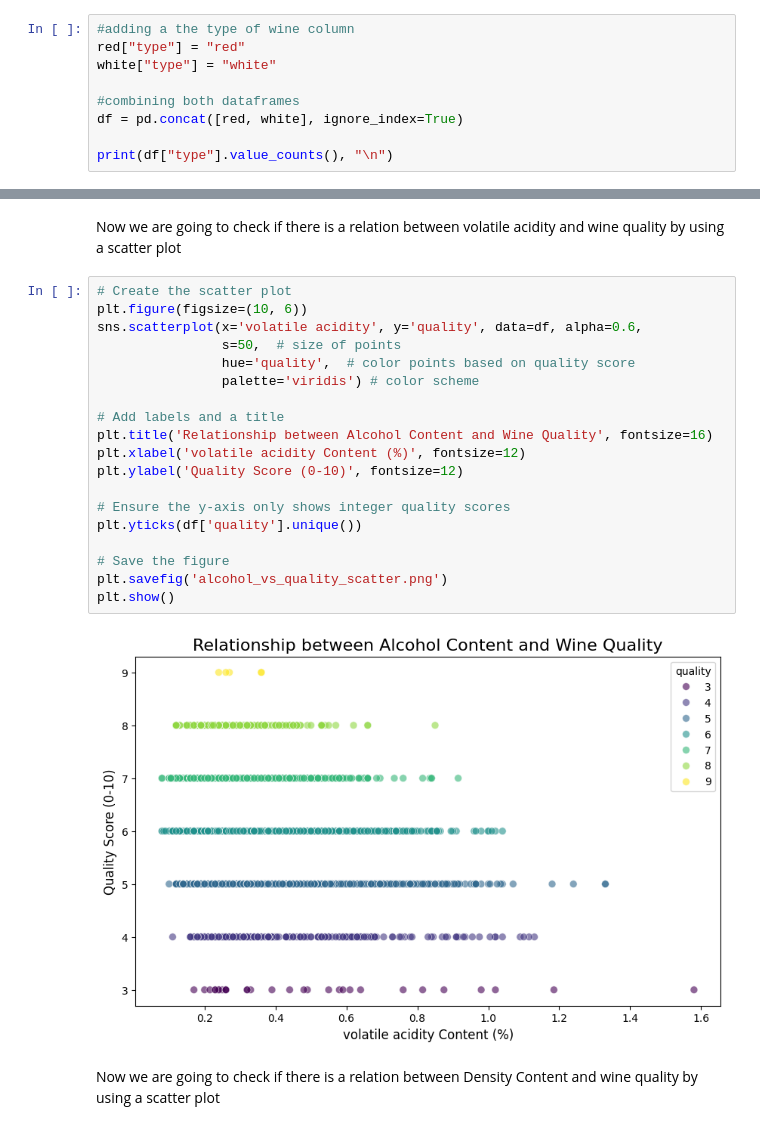
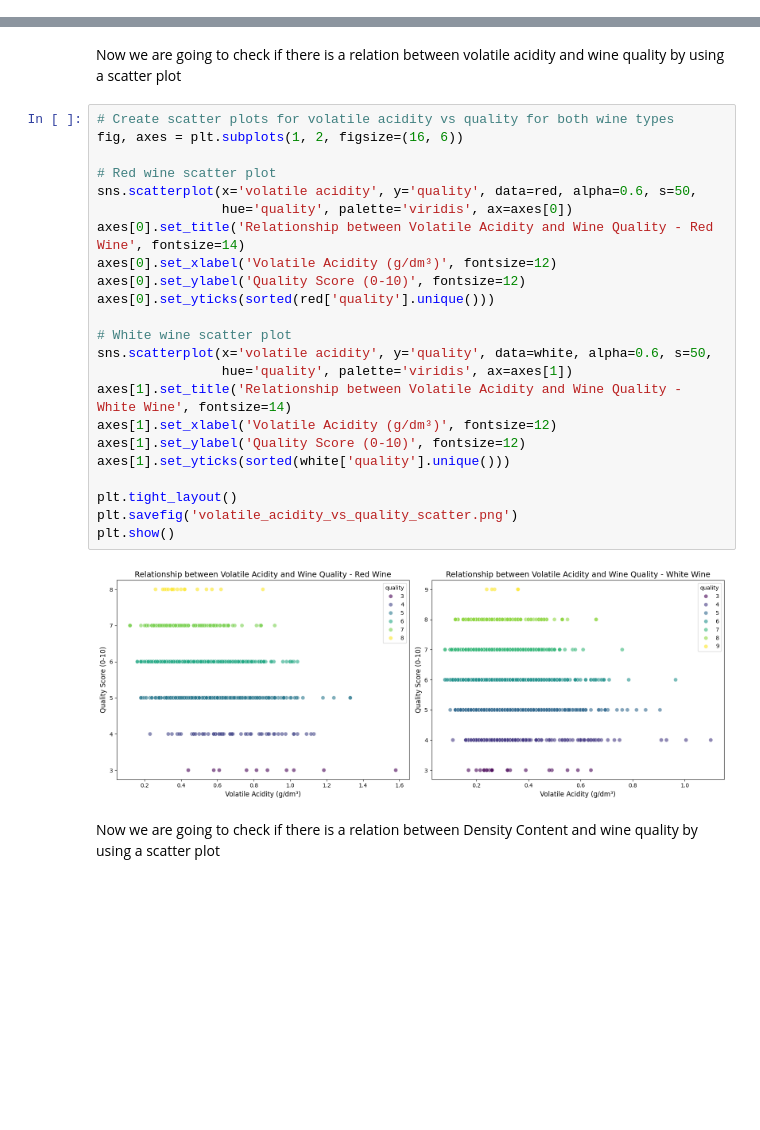
Before and after one commit to DinteN098/GSU_homework, a Jupyter notebook: CSC 4780 Final Project/grape_and_feet.ipynb, the cells around one changed output, grey strips where cells are left out. Drawn from its saved outputs; the diff is of its cells as text; blank space fills up the shorter version.

```diff
--- a/CSC 4780 Final Project/grape_and_feet.ipynb
+++ b/CSC 4780 Final Project/grape_and_feet.ipynb
@@ -49,9 +128,0 @@ why? by combining both datasets we can train one model that learns patterns from
-# %%
-#adding a the type of wine column
-red["type"] = "red"
-white["type"] = "white"
-
-#combining both dataframes
-df = pd.concat([red, white], ignore_index=True)
-
-print(df["type"].value_counts(), "\n")
@@ -143,26 +227,30 @@ plt.show()
 # %% [markdown]
 Now we are going to check if there is a relation between volatile acidity and wine quality by using a scatter plot
 # %%
-# Create the scatter plot
-plt.figure(figsize=(10, 6))
-sns.scatterplot(x='volatile acidity', y='quality', data=df, alpha=0.6,
-                s=50,  # size of points
-                hue='quality',  # color points based on quality score
-                palette='viridis') # color scheme
+# Create scatter plots for volatile acidity vs quality for both wine types
+fig, axes = plt.subplots(1, 2, figsize=(16, 6))
 
-# Add labels and a title
-plt.title('Relationship between Alcohol Content and Wine Quality', fontsize=16)
-plt.xlabel('volatile acidity Content (%)', fontsize=12)
-plt.ylabel('Quality Score (0-10)', fontsize=12)
+# Red wine scatter plot
+sns.scatterplot(x='volatile acidity', y='quality', data=red, alpha=0.6, s=50,
+                hue='quality', palette='viridis', ax=axes[0])
+axes[0].set_title('Relationship between Volatile Acidity and Wine Quality - Red Wine', fontsize=14)
+axes[0].set_xlabel('Volatile Acidity (g/dm³)', fontsize=12)
+axes[0].set_ylabel('Quality Score (0-10)', fontsize=12)
+axes[0].set_yticks(sorted(red['quality'].unique()))
 
-# Ensure the y-axis only shows integer quality scores
-plt.yticks(df['quality'].unique())
+# White wine scatter plot
+sns.scatterplot(x='volatile acidity', y='quality', data=white, alpha=0.6, s=50,
+                hue='quality', palette='viridis', ax=axes[1])
+axes[1].set_title('Relationship between Volatile Acidity and Wine Quality - White Wine', fontsize=14)
+axes[1].set_xlabel('Volatile Acidity (g/dm³)', fontsize=12)
+axes[1].set_ylabel('Quality Score (0-10)', fontsize=12)
+axes[1].set_yticks(sorted(white['quality'].unique()))
 
-# Save the figure
-plt.savefig('alcohol_vs_quality_scatter.png')
+plt.tight_layout()
+plt.savefig('volatile_acidity_vs_quality_scatter.png')
 plt.show()
 # %% [output]
-[figure, old version]
+[figure, new version]
 # %% [markdown]
 Now we are going to check if there is a relation between Density Content and wine quality by using a scatter plot
 # %%
```
Also changed, not shown: parts of 14 cells of this notebook, 8 other files.
